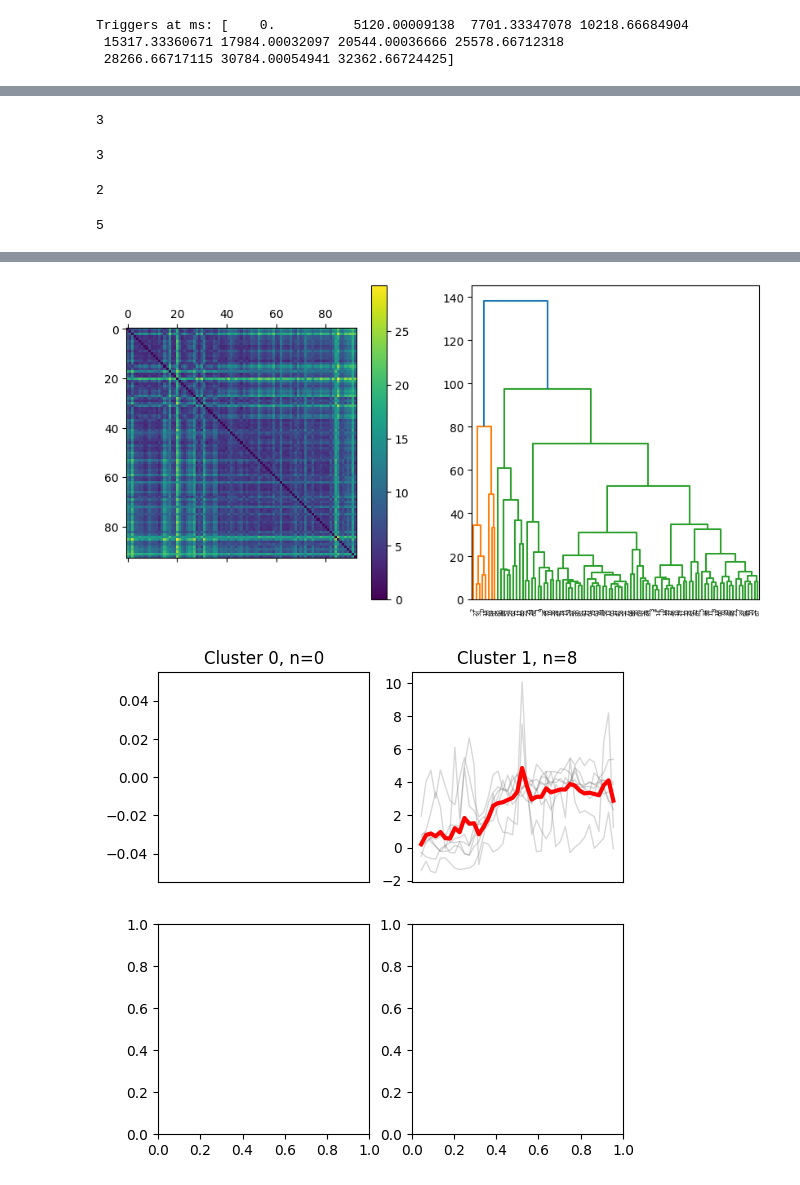
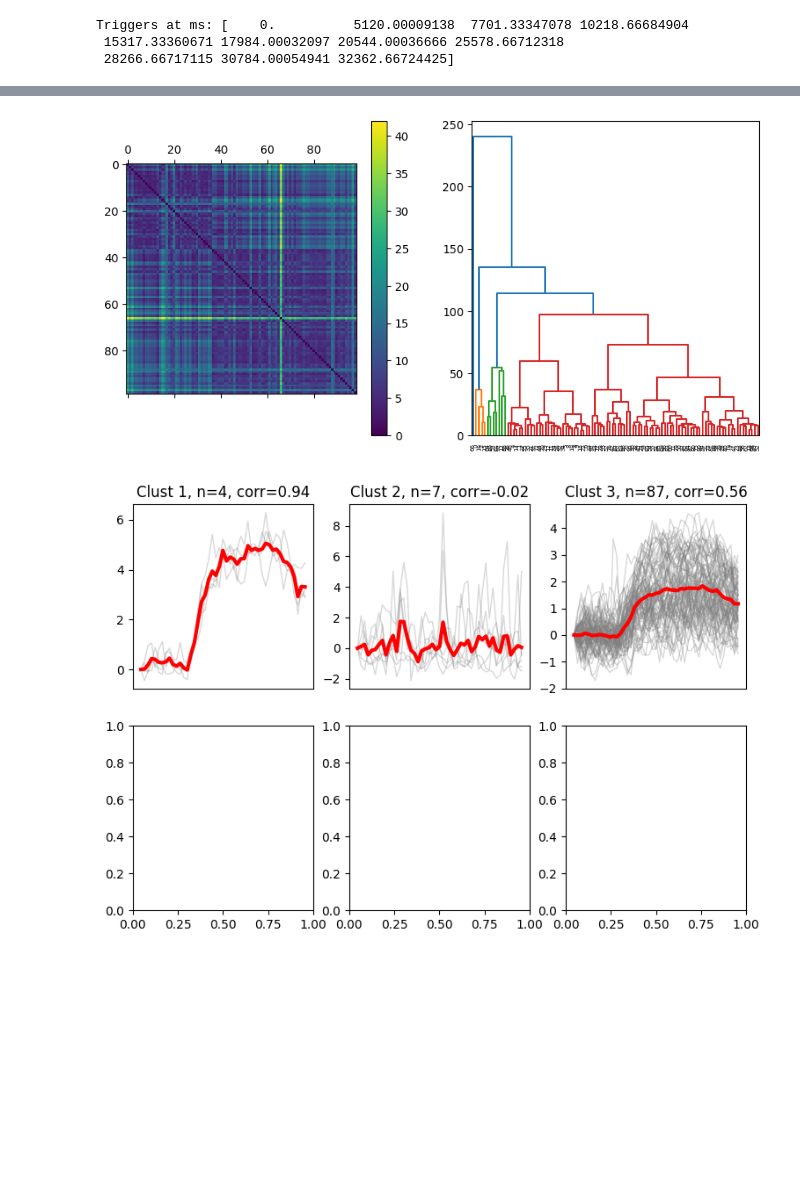
Before and after one commit to simbru/pygor, a Jupyter notebook: ROI_clustering.ipynb, the cells around one changed output, grey strips where cells are left out. Cells and saved outputs as stored; diff of their text form; code cells hidden in the pictures; blank space fills up the shorter version.

Commit message:
adapted plotting to new clustering algorithm

```diff
--- a/ROI_clustering.ipynb
+++ b/ROI_clustering.ipynb
@@ -165,24 +191,38 @@ for idx, cur_traces in enumerate(stim_responses):
 # %%
-clust_allocations = []
-for cur_clust in responses_sorted:
-    euc_distances = euclidean_distances(cur_clust)
+#to do next: z-normalize traces
+#extend post-stim period
+
+def cluster_correlation(trace):
+        if len(trace)<=1:
+            average_correlation = 0
+
+        else:
+            correlation_matrix = np.corrcoef(trace.transpose(), rowvar=False)
+            n = correlation_matrix.shape[0]
+            upper_triangular = correlation_matrix[np.triu_indices(n, k=1)]
+            average_correlation = np.mean(upper_triangular)
+        return average_correlation
+
+cluster_allocations = {}
+cluster_traces = {}
+cluster_correlations = {}
+responding_rois = {}
+for idx, cur_clust in enumerate(responses_sorted):
+    cur_traces = (cur_clust[included_responses[idx],:].transpose()-cur_clust[included_responses[idx],0]).transpose()
+    euc_distances = euclidean_distances(cur_traces)
 
     # %% Visualize distance matrix
     fig, ax = plt.subplots(1, 2, figsize=(10, 5))
     cax = ax[0].matshow(euc_distances)
     fig.colorbar(cax)
-    # ax.set_xlim(100, 150)
-    # ax.set_ylim(100, 150)
 
+    cluster_linkage = linkage(euc_distances, method="complete")
     # %% plot dendrogram with indicated threshold
-    dendrogram(linkage(euc_distances, method="complete"), ax=ax[1], color_threshold=100)
+    dendrogram(cluster_linkage, ax=ax[1], color_threshold=100)
 
     # %% Cluster data based on distance matrix
-
     clustering = fcluster(
-        linkage(euc_distances, method="complete"), criterion="distance", t=100
-    )
-    print(np.max(clustering))
+        cluster_linkage, criterion="distance", t=100)
 
     n_clusters = np.max(clustering) + 1
     n_cols = int(np.ceil(np.sqrt(n_clusters)))
@@ -190,15 +230,22 @@ for cur_clust in responses_sorted:
     fig, ax = plt.subplots(n_rows, n_cols, figsize=(3*n_cols, 3*n_rows))
     ax = ax.flatten()
 
-    for i in range(np.max(clustering)):
-        ax[i].plot(cur_clust[clustering == i].transpose(), color='grey', alpha=0.3, linewidth=1)
-        ax[i].plot(np.nanmean(cur_clust[clustering == i], axis=0), color='red', linewidth=3)
-        ax[i].set_xticks([])
-        ax[i].set_title(f"Cluster {i}, n={np.sum(clustering == i)}")
-    #ax[-1].set_xticks(range(cur_clust[1]))
-    clust_allocations.append(clustering)
+    cur_clust_trace = []
+    cur_clust_correlation = []
+    clust_rois = []
+    for i in range(1, np.max(clustering)):
+        cur_correlation = cluster_correlation(cur_traces[clustering == i])
+        ax[i-1].plot(cur_traces[clustering == i].transpose(), color='grey', alpha=0.3, linewidth=1)
+        ax[i-1].plot(np.nanmean(cur_traces[clustering == i], axis=0), color='red', linewidth=3)
+        ax[i-1].set_xticks([])
+        ax[i-1].set_title(f"Clust {i}, n={np.sum(clustering == i)}, corr={cur_correlation:.2f}" )
+        cur_clust_trace.append(cur_traces[clustering == i])
+        cur_clust_correlation.append(cur_correlation)
+        clust_rois.append(included_responses[idx][clustering == i])
+    cluster_traces[stimtypes_relevant[idx]] = cur_clust_trace
+    cluster_correlations[stimtypes_relevant[idx]] = cur_clust_correlation
+    responding_rois[stimtypes_relevant[idx]] = clust_rois
+
+
+    cluster_allocations[stimtypes_relevant[idx]] = clustering
 # %% [output]
-3
-3
-2
-5
@@ -209,2 +256,2 @@ for cur_clust in responses_sorted:
-[figure, old version]
+[figure, new version]
-[figure, old version]
+[figure, new version]
```
Also changed, not shown: parts of 8 cells of this notebook, 1 other file.
